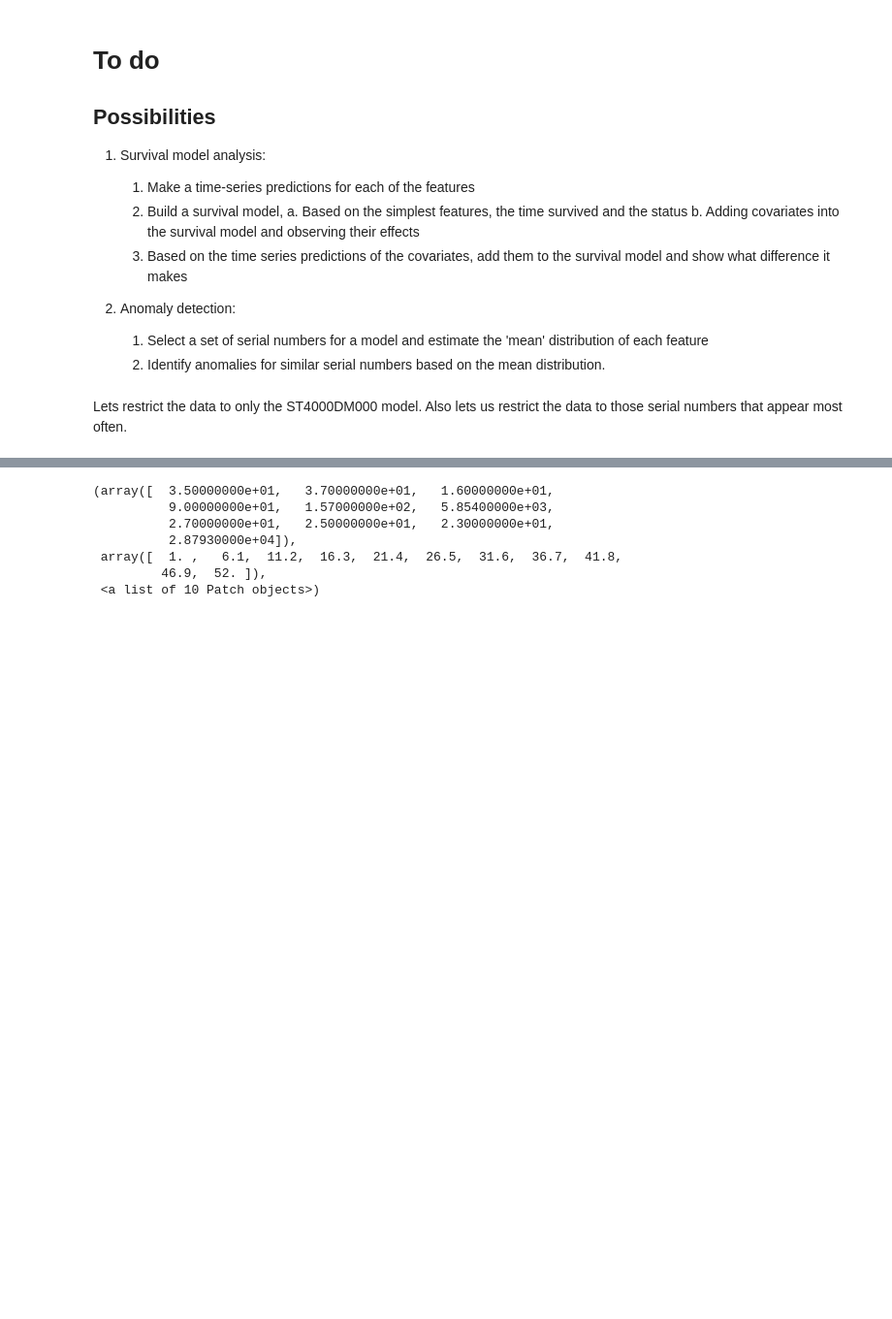
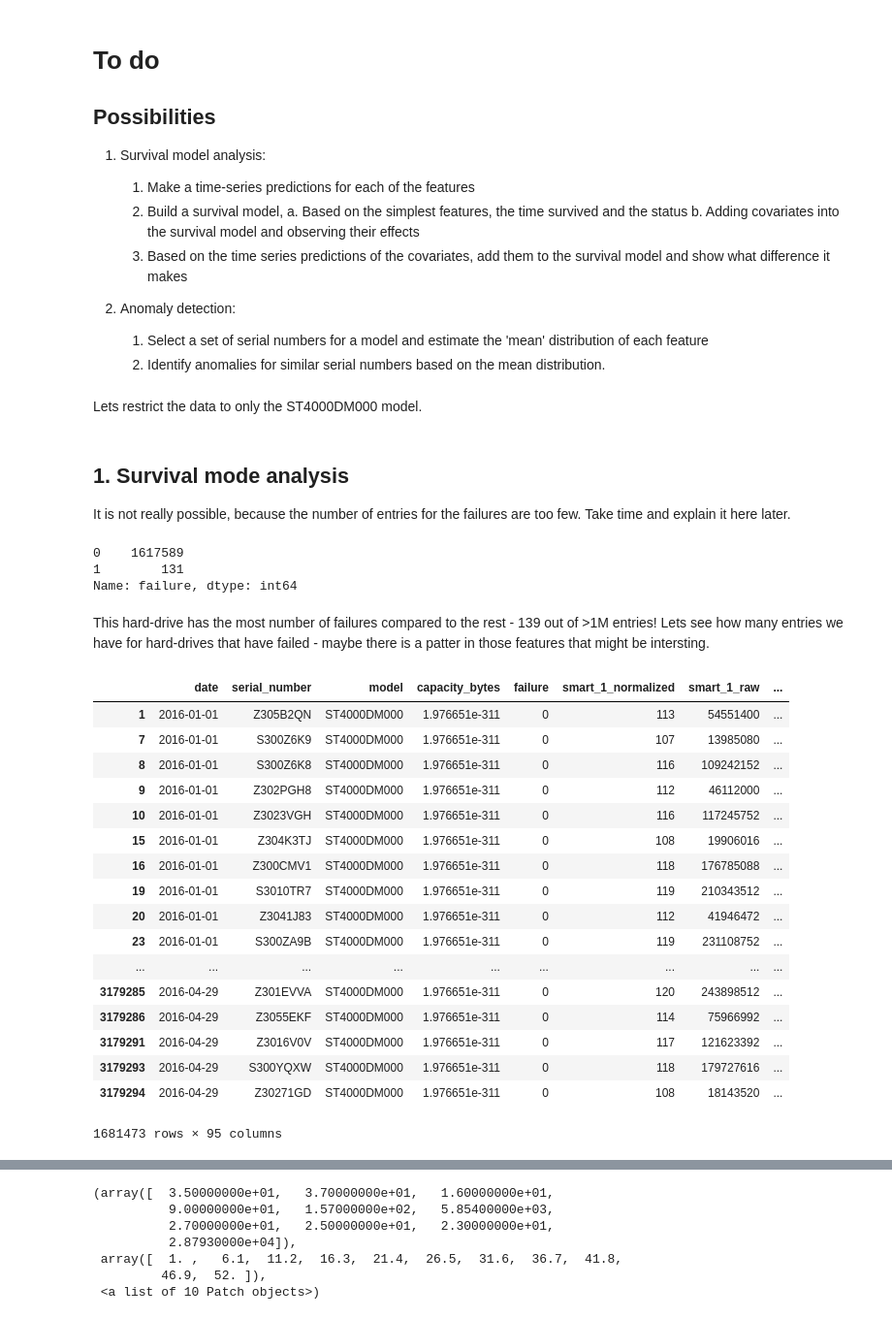
Before and after one commit to akshaykatre/hard_drive, a Jupyter notebook: HardDisk_Data.ipynb, the cells around one changed output, grey strips where cells are left out. Shown at 97% size. Drawn from its saved outputs; the diff is of its cells as text; code cells hidden in the pictures; blank space fills up the shorter version.

```diff
--- a/HardDisk_Data.ipynb
+++ b/HardDisk_Data.ipynb
@@ -210,6 +210,40 @@ def mmm(a, df=None):
     2. Identify anomalies for similar serial numbers based on the mean distribution.
 # %% [markdown]
 Lets restrict the data to only the ST4000DM000 model.
-Also lets us restrict the data to those serial numbers that appear most often.
+# %% [markdown]
+## 1. Survival mode analysis
+
+It is not really possible, because the number of entries for the failures are too few.
+Take time and explain it here later.
 # %%
 data = data[data["model"]=="ST4000DM000"]
+# %%
+data.failure.value_counts()
+# %% [output]
+0    1617589
+1        131
+Name: failure, dtype: int64
+# %% [markdown]
+This hard-drive has the most number of failures compared to the rest - 139 out of >1M entries!
+Lets see how many entries we have for hard-drives that have failed - maybe there is a patter in those features that might be intersting.
+# %%
+data
+# %% [output]
+|  | date | serial_number | model | capacity_bytes | failure | smart_1_normalized | smart_1_raw | ... |
+| 1 | 2016-01-01 | Z305B2QN | ST4000DM000 | 1.976651e-311 | 0 | 113 | 54551400 | ... |
+| 7 | 2016-01-01 | S300Z6K9 | ST4000DM000 | 1.976651e-311 | 0 | 107 | 13985080 | ... |
+| 8 | 2016-01-01 | S300Z6K8 | ST4000DM000 | 1.976651e-311 | 0 | 116 | 109242152 | ... |
+| 9 | 2016-01-01 | Z302PGH8 | ST4000DM000 | 1.976651e-311 | 0 | 112 | 46112000 | ... |
+| 10 | 2016-01-01 | Z3023VGH | ST4000DM000 | 1.976651e-311 | 0 | 116 | 117245752 | ... |
+| 15 | 2016-01-01 | Z304K3TJ | ST4000DM000 | 1.976651e-311 | 0 | 108 | 19906016 | ... |
+| 16 | 2016-01-01 | Z300CMV1 | ST4000DM000 | 1.976651e-311 | 0 | 118 | 176785088 | ... |
+| 19 | 2016-01-01 | S3010TR7 | ST4000DM000 | 1.976651e-311 | 0 | 119 | 210343512 | ... |
+| 20 | 2016-01-01 | Z3041J83 | ST4000DM000 | 1.976651e-311 | 0 | 112 | 41946472 | ... |
+| 23 | 2016-01-01 | S300ZA9B | ST4000DM000 | 1.976651e-311 | 0 | 119 | 231108752 | ... |
+| ... | ... | ... | ... | ... | ... | ... | ... | ... |
+| 3179285 | 2016-04-29 | Z301EVVA | ST4000DM000 | 1.976651e-311 | 0 | 120 | 243898512 | ... |
+| 3179286 | 2016-04-29 | Z3055EKF | ST4000DM000 | 1.976651e-311 | 0 | 114 | 75966992 | ... |
+| 3179291 | 2016-04-29 | Z3016V0V | ST4000DM000 | 1.976651e-311 | 0 | 117 | 121623392 | ... |
+| 3179293 | 2016-04-29 | S300YQXW | ST4000DM000 | 1.976651e-311 | 0 | 118 | 179727616 | ... |
+| 3179294 | 2016-04-29 | Z30271GD | ST4000DM000 | 1.976651e-311 | 0 | 108 | 18143520 | ... |
+1681473 rows × 95 columns
```
Also changed, not shown: parts of 10 cells of this notebook, 1 other file.
